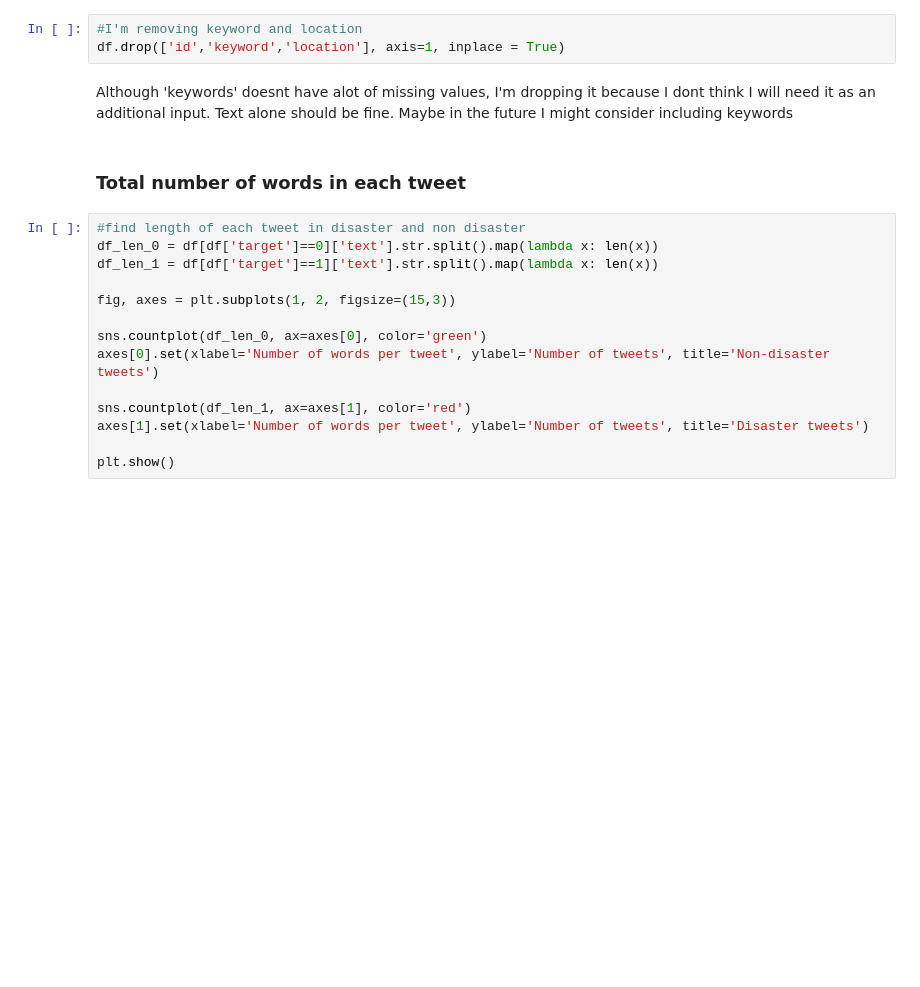
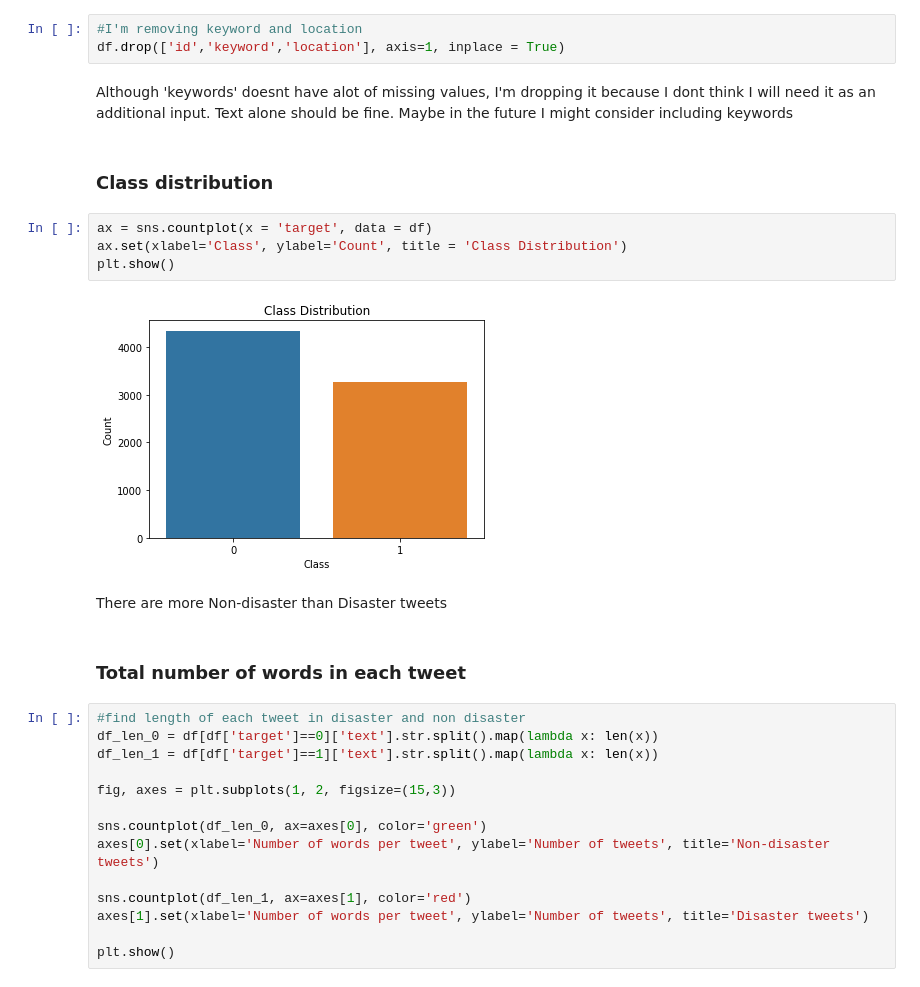
Before and after one commit to kumarsoma/twitter_text_classification, a Jupyter notebook: twitter_text_classification_BERT.ipynb, the cells around one changed output. Cells and saved outputs as stored; diff of their text form; blank space fills up the shorter version.

Commit message:
Added class distribution

```diff
--- a/twitter_text_classification_BERT.ipynb
+++ b/twitter_text_classification_BERT.ipynb
@@ -63,6 +90,16 @@ pd.DataFrame({'% missing values': missing})
 df.drop(['id','keyword','location'], axis=1, inplace = True)
 # %% [markdown]
 Although 'keywords' doesnt have alot of missing values, I'm dropping it because I dont think I will need it as an additional input. Text alone should be fine. Maybe in the future I might consider including keywords
+# %% [markdown]
+### Class distribution
+# %%
+ax = sns.countplot(x = 'target', data = df)
+ax.set(xlabel='Class', ylabel='Count', title = 'Class Distribution')
+plt.show()
+# %% [output]
+[figure, added]
+# %% [markdown]
+There are more Non-disaster than Disaster tweets
 # %% [markdown]
 ### Total number of words in each tweet
 # %%
```
Also changed, not shown: parts of 3 cells of this notebook, 1 other file.
